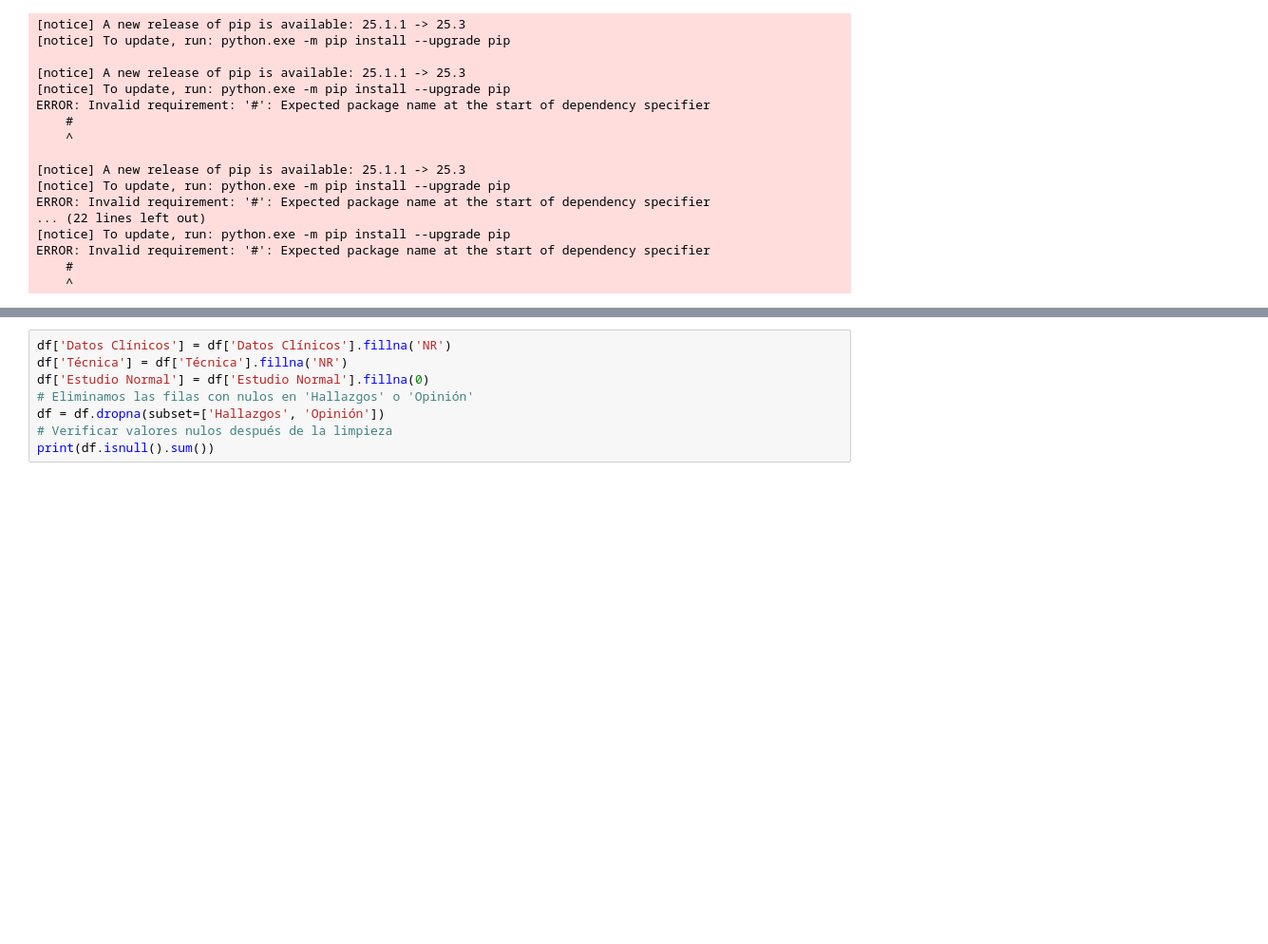
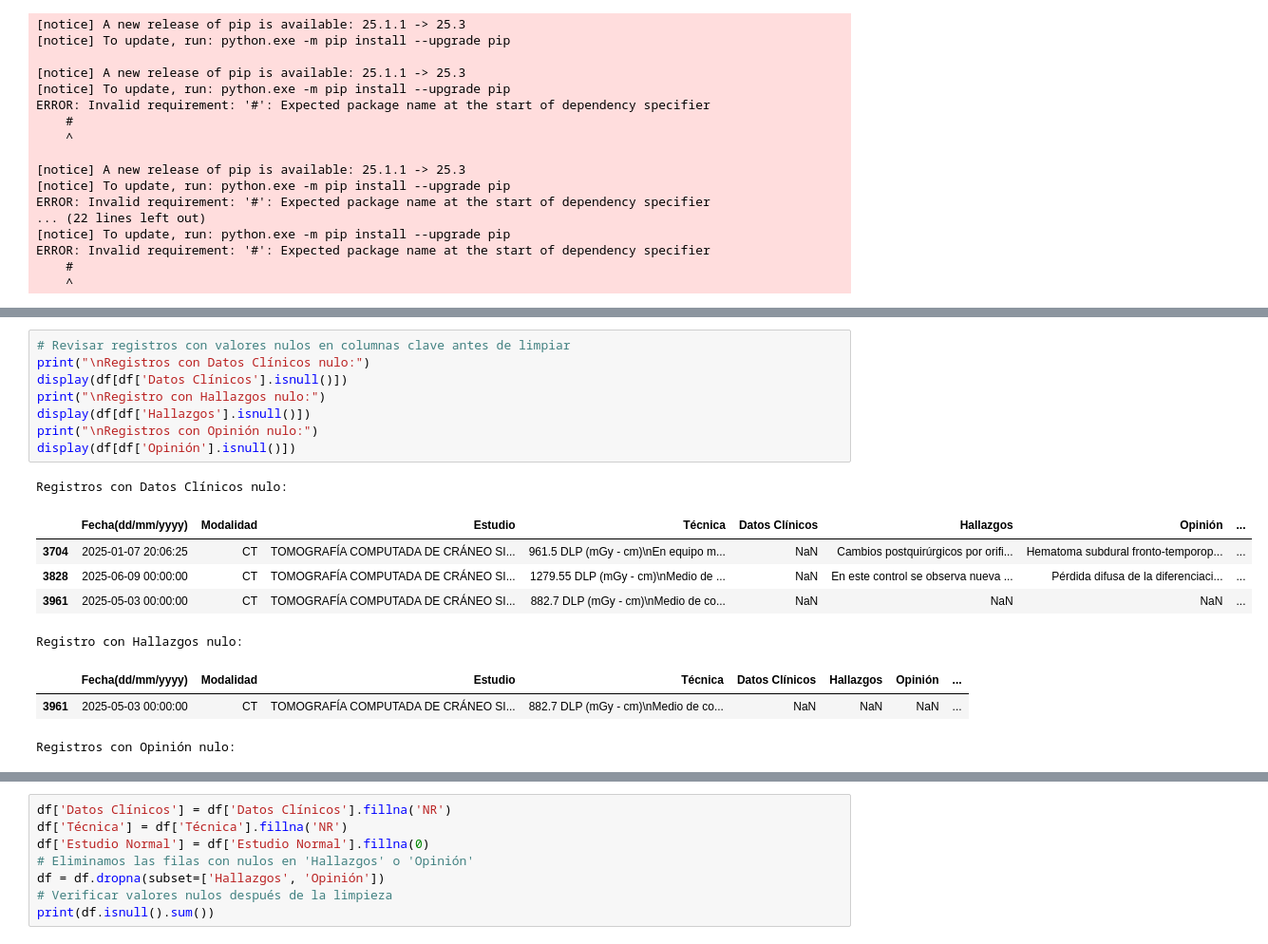
Before and after one commit to isabelaocampos/PDG-Diagnostico-Clinico, a Jupyter notebook: notebooks/Analisis_y_Transformacion_1.ipynb, the cells around one changed output, grey strips where cells are left out. Shown at 95% size. Drawn from its saved outputs; the diff is of its cells as text; blank space fills up the shorter version.

```diff
--- a/notebooks/Analisis_y_Transformacion_1.ipynb
+++ b/notebooks/Analisis_y_Transformacion_1.ipynb
@@ -110 +124,19 @@ Estudio Normal                     1
 dtype: int64
+# %%
+# Revisar registros con valores nulos en columnas clave antes de limpiar
+print("\nRegistros con Datos Clínicos nulo:")
+display(df[df['Datos Clínicos'].isnull()])
+print("\nRegistro con Hallazgos nulo:")
+display(df[df['Hallazgos'].isnull()])
+print("\nRegistros con Opinión nulo:")
+display(df[df['Opinión'].isnull()])
+# %% [output]
+Registros con Datos Clínicos nulo:
+|  | Fecha(dd/mm/yyyy) | Modalidad | Estudio | Técnica | Datos Clínicos | Hallazgos | Opinión | ... |
+| 3704 | 2025-01-07 20:06:25 | CT | TOMOGRAFÍA COMPUTADA DE CRÁNEO SI... | 961.5 DLP (mGy - cm)\nEn equipo m... | NaN | Cambios postquirúrgicos por orifi... | Hematoma subdural fronto-temporop... | ... |
+| 3828 | 2025-06-09 00:00:00 | CT | TOMOGRAFÍA COMPUTADA DE CRÁNEO SI... | 1279.55 DLP (mGy - cm)\nMedio de ... | NaN | En este control se observa nueva ... | Pérdida difusa de la diferenciaci... | ... |
+| 3961 | 2025-05-03 00:00:00 | CT | TOMOGRAFÍA COMPUTADA DE CRÁNEO SI... | 882.7 DLP (mGy - cm)\nMedio de co... | NaN | NaN | NaN | ... |
+Registro con Hallazgos nulo:
+|  | Fecha(dd/mm/yyyy) | Modalidad | Estudio | Técnica | Datos Clínicos | Hallazgos | Opinión | ... |
+| 3961 | 2025-05-03 00:00:00 | CT | TOMOGRAFÍA COMPUTADA DE CRÁNEO SI... | 882.7 DLP (mGy - cm)\nMedio de co... | NaN | NaN | NaN | ... |
+Registros con Opinión nulo:
```
Also changed, not shown: parts of 20 cells of this notebook, 1 other file.
